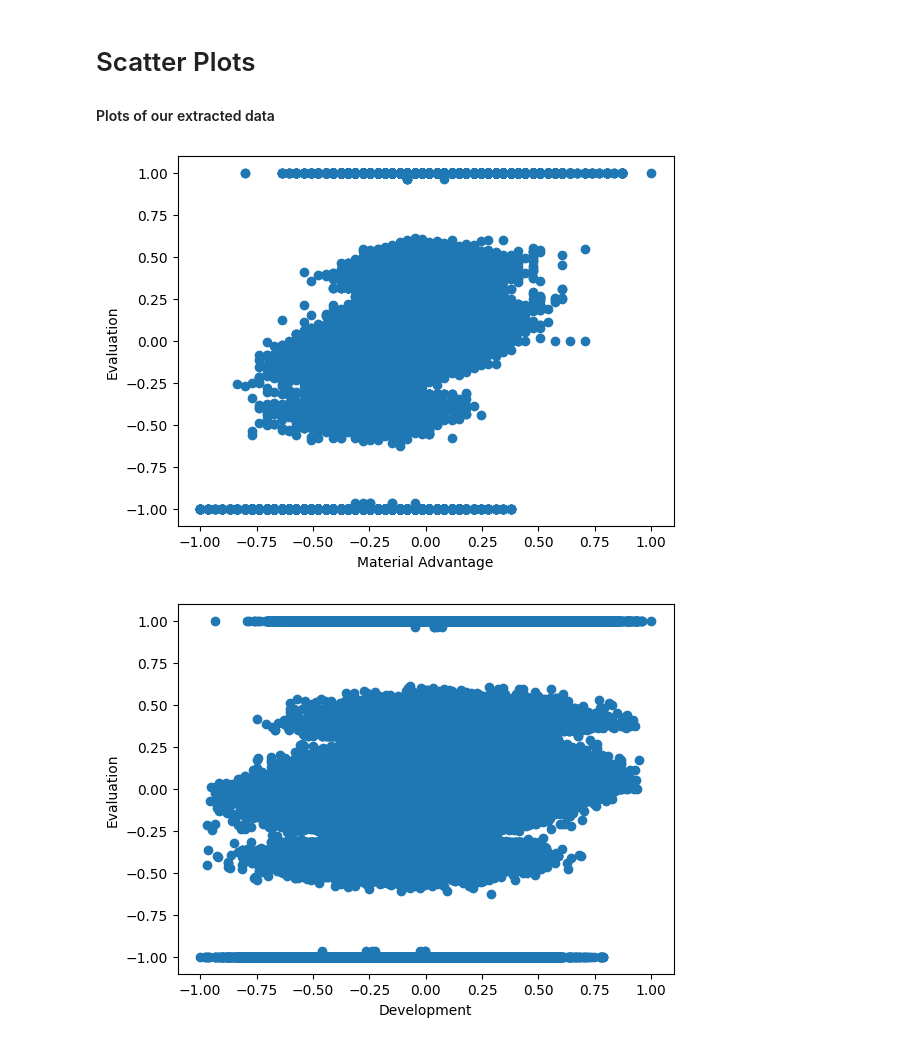
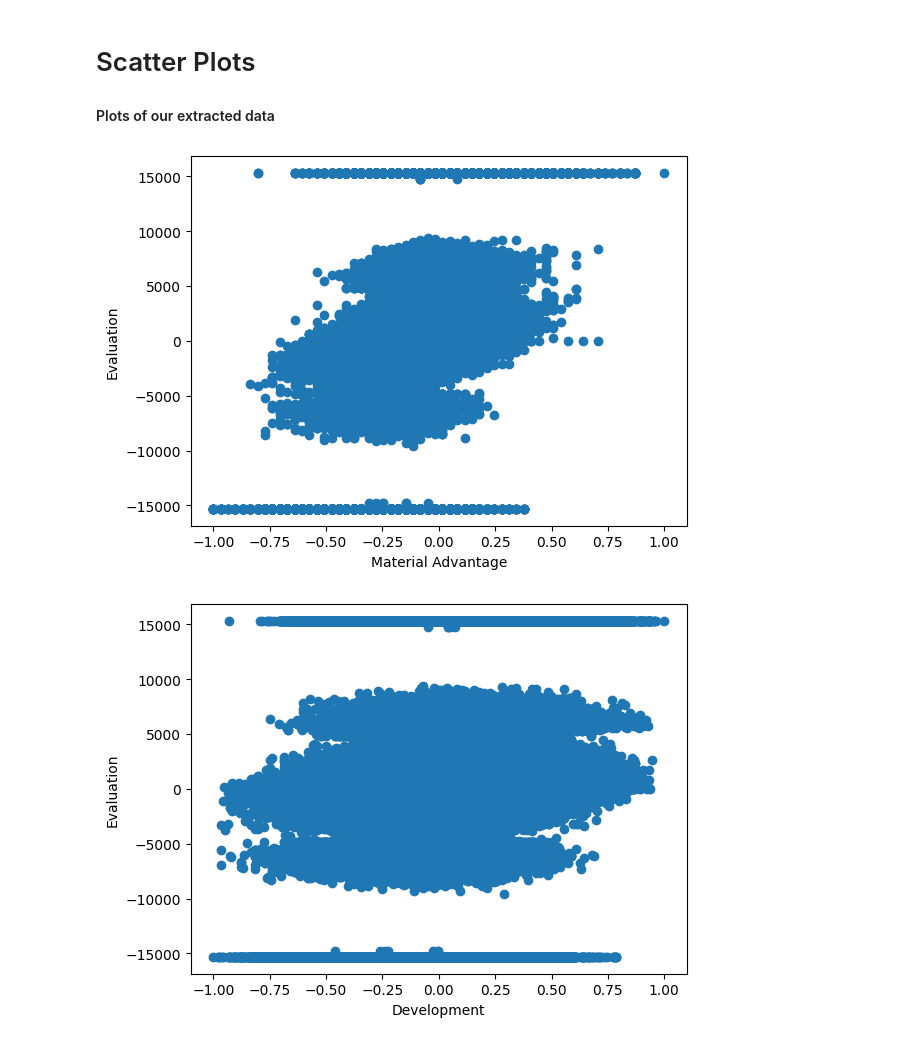
Before and after one commit to ezh247467/CSE151A-Group-Project, a Jupyter notebook: Group_Project.ipynb, the cells around one changed output. Drawn from its saved outputs; the diff is of its cells as text; code cells hidden in the pictures.

Commit message:
Denormalized the Evaluation (dependent) variable to show a more honest MSE. Edited Images and README to reflect these changes.

```diff
--- a/Group_Project.ipynb
+++ b/Group_Project.ipynb
@@ -534,36 +532,36 @@ evaluations = np.array(chessData_df['Evaluation'])
 for i in range(len(evaluations)):
   eval = evaluations[i]
   if '#' in eval:
     evaluations[i] = eval[1] + '15320'
   evaluations[i] = int(evaluations[i])
 
 normalize = lambda x: 2 * (x - min(x)) / (max(x) - min(x)) - 1
 advantages = normalize(advantages)
 develops = normalize(develops)
-evaluations = normalize(evaluations)
+#evaluations = normalize(evaluations)
 
 evaluations = pd.DataFrame(evaluations, columns=['Evaluation'])
 chessData_df = chessData_df.drop('Evaluation', axis=1)
 chessData_df = pd.concat([chessData_df, evaluations], axis=1)
 chessData_df = chessData_df.assign(Material_Advantage=advantages)
 chessData_df = chessData_df.assign(Development=develops)
 
 eval = chessData_df['Evaluation']
 develop = chessData_df['Development']
 adv = chessData_df['Material_Advantage']
 
-chessData_df.to_csv('chessData_df.csv')
+chessData_df.to_csv('chessData_df_non-normalized.csv')
 
 plt.scatter(adv, eval, label='Material')
 plt.xlabel("Material Advantage")
 plt.ylabel("Evaluation")
 plt.show()
 plt.scatter(develop, eval, label='Development')
 plt.xlabel("Development")
 plt.ylabel("Evaluation")
 plt.show()
 # %% [output]
-[figure, old version]
+[figure, new version]
-[figure, old version]
+[figure, new version]
 # %%
 # Linear Regression
```
Also changed, not shown: parts of 2 cells of this notebook, 3 other files.
